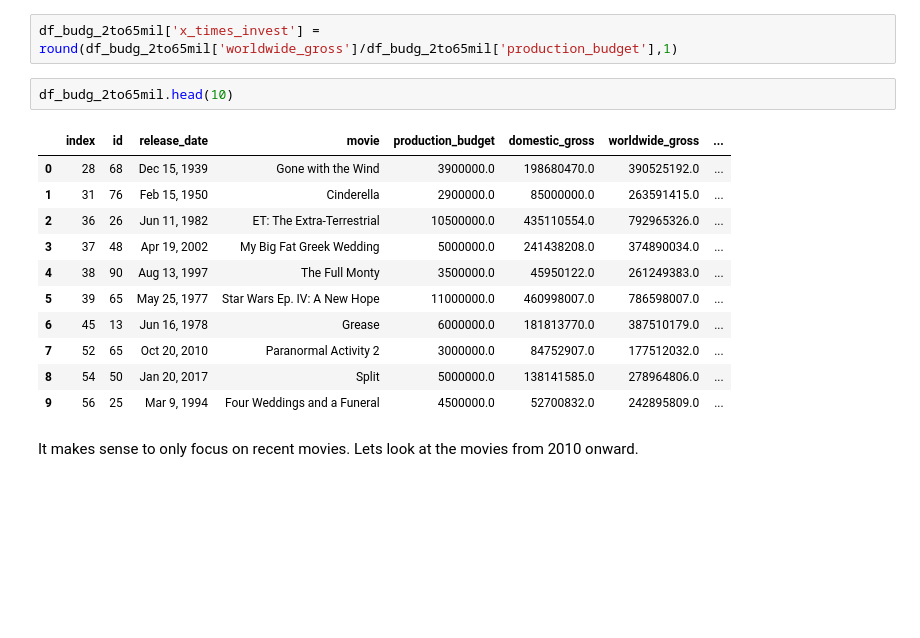
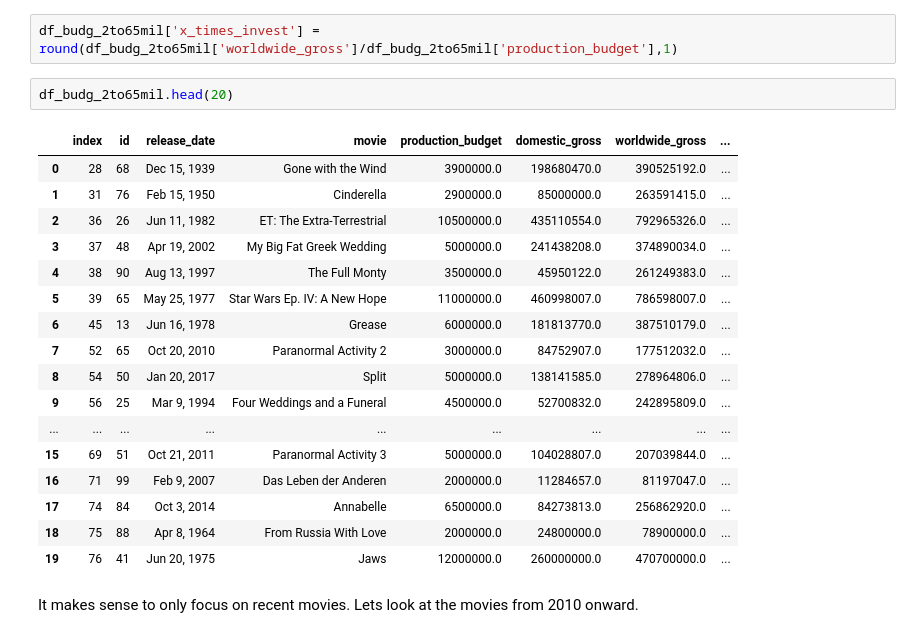
Before and after one commit to SunTzuLombardi/MovieStudioCapstone, a Jupyter notebook: code/eda_notebook.ipynb, the cells around one changed output. Saved outputs shown, nothing was run; the diff lists cells and outputs as text; blank space fills up the shorter version.

```diff
--- a/code/eda_notebook.ipynb
+++ b/code/eda_notebook.ipynb
@@ -187,19 +226,25 @@ Lets create a easy human readable feature called __x_times_invest__.<br>This is
 # %%
 df_budg_2to65mil['x_times_invest'] = round(df_budg_2to65mil['worldwide_gross']/df_budg_2to65mil['production_budget'],1)
 # %%
-df_budg_2to65mil.head(10)
+df_budg_2to65mil.head(20)
 # %% [output]
 |  | index | id | release_date | movie | production_budget | domestic_gross | worldwide_gross | ... |
 | 0 | 28 | 68 | Dec 15, 1939 | Gone with the Wind | 3900000.0 | 198680470.0 | 390525192.0 | ... |
 | 1 | 31 | 76 | Feb 15, 1950 | Cinderella | 2900000.0 | 85000000.0 | 263591415.0 | ... |
 | 2 | 36 | 26 | Jun 11, 1982 | ET: The Extra-Terrestrial | 10500000.0 | 435110554.0 | 792965326.0 | ... |
 | 3 | 37 | 48 | Apr 19, 2002 | My Big Fat Greek Wedding | 5000000.0 | 241438208.0 | 374890034.0 | ... |
 | 4 | 38 | 90 | Aug 13, 1997 | The Full Monty | 3500000.0 | 45950122.0 | 261249383.0 | ... |
 | 5 | 39 | 65 | May 25, 1977 | Star Wars Ep. IV: A New Hope | 11000000.0 | 460998007.0 | 786598007.0 | ... |
 | 6 | 45 | 13 | Jun 16, 1978 | Grease | 6000000.0 | 181813770.0 | 387510179.0 | ... |
 | 7 | 52 | 65 | Oct 20, 2010 | Paranormal Activity 2 | 3000000.0 | 84752907.0 | 177512032.0 | ... |
 | 8 | 54 | 50 | Jan 20, 2017 | Split | 5000000.0 | 138141585.0 | 278964806.0 | ... |
 | 9 | 56 | 25 | Mar 9, 1994 | Four Weddings and a Funeral | 4500000.0 | 52700832.0 | 242895809.0 | ... |
+| ... | ... | ... | ... | ... | ... | ... | ... | ... |
+| 15 | 69 | 51 | Oct 21, 2011 | Paranormal Activity 3 | 5000000.0 | 104028807.0 | 207039844.0 | ... |
+| 16 | 71 | 99 | Feb 9, 2007 | Das Leben der Anderen | 2000000.0 | 11284657.0 | 81197047.0 | ... |
+| 17 | 74 | 84 | Oct 3, 2014 | Annabelle | 6500000.0 | 84273813.0 | 256862920.0 | ... |
+| 18 | 75 | 88 | Apr 8, 1964 | From Russia With Love | 2000000.0 | 24800000.0 | 78900000.0 | ... |
+| 19 | 76 | 41 | Jun 20, 1975 | Jaws | 12000000.0 | 260000000.0 | 470700000.0 | ... |
 # %% [markdown]
 It makes sense to only focus on recent movies.  Lets look at the movies from 2010 onward.
 # %%
```
Also changed, not shown: parts of 40 cells of this notebook, 2 other files.
